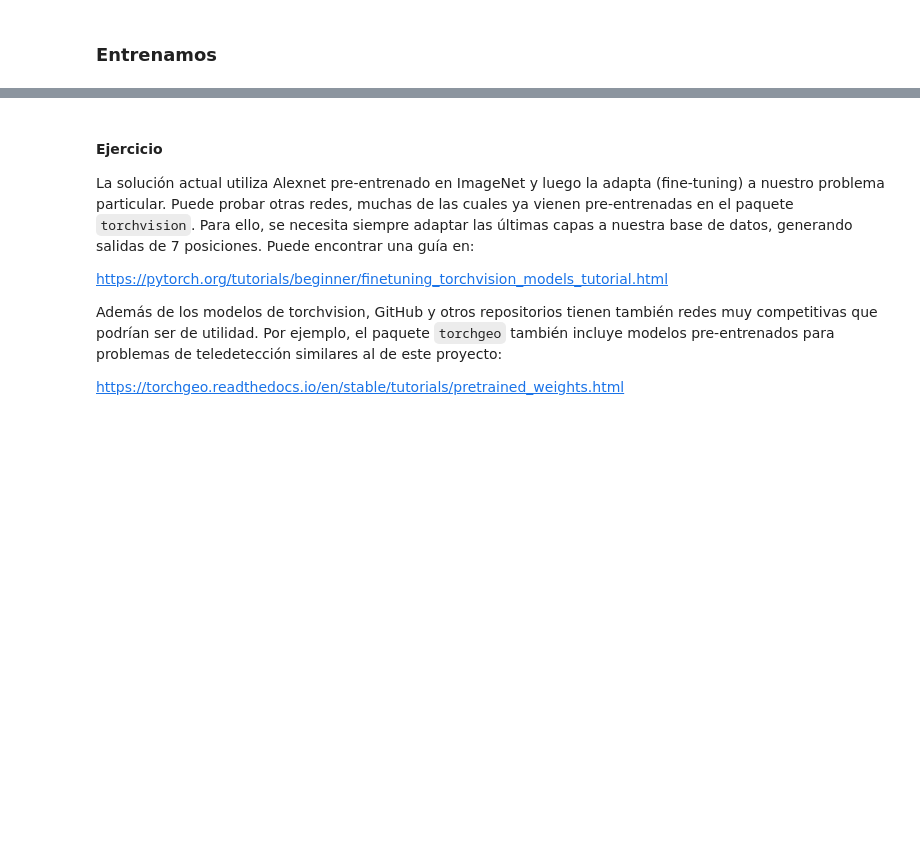
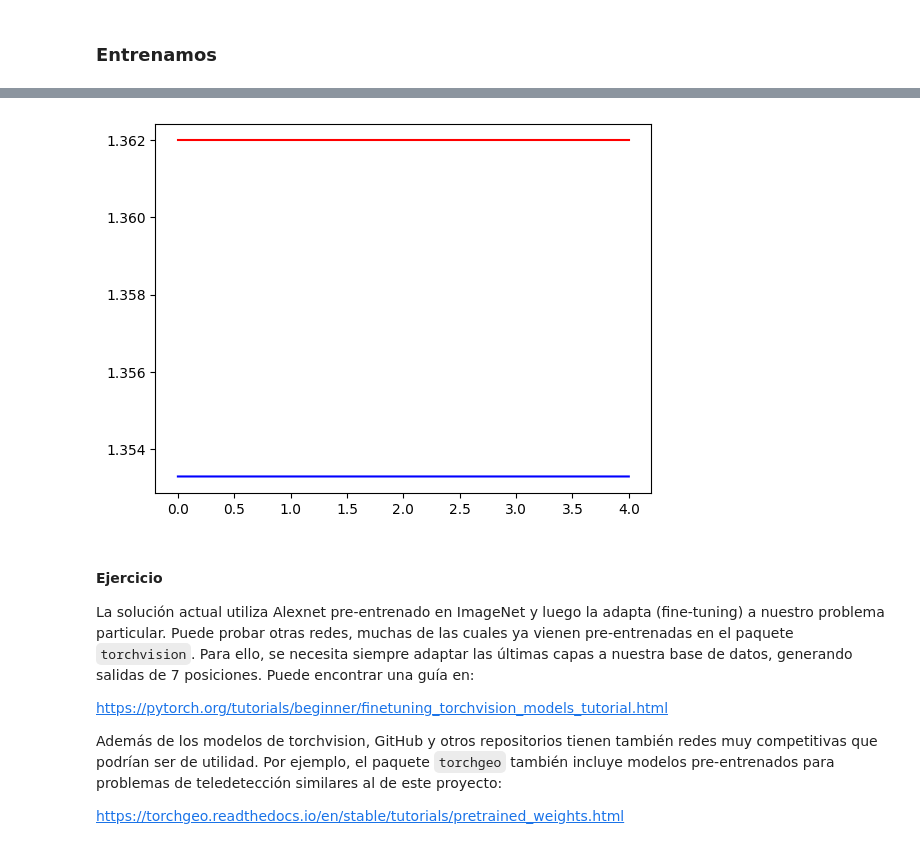
Before and after one commit to AMF064/APAI_2026, a Jupyter notebook: Practica_3/P2_Clasificacion_Imagenes_DNNs.ipynb, the cells around one changed output, grey strips where cells are left out. Saved outputs shown, nothing was run; the diff lists cells and outputs as text; code cells hidden in the pictures; blank space fills up the shorter version.

```diff
--- a/Practica_3/P2_Clasificacion_Imagenes_DNNs.ipynb
+++ b/Practica_3/P2_Clasificacion_Imagenes_DNNs.ipynb
@@ -1503,13 +1628,20 @@ ftNet = ftNet.to(device)
 ### Redefinimos el optimizer para la nueva red
 El anterior se usaba sobre los parámetros de customNet, por lo que tenemos que definir uno nuevo sobre la nueva red.
 # %%
+# SGD parameters
+sgd_lr = 1e-3
+sgd_momentum = .9
+# Scheduler parameters
+sched_step_size = 7
+sched_gamma = .1
 # Usaremos SGD con momento para optimizar
-optimizer_ft = optim.SGD(ftNet.parameters(), lr=1e-3, momentum=0.9)
+optimizer_ft = optim.SGD(ftNet.parameters(), lr=sgd_lr, momentum=sgd_momentum)
 
 # Un factor lr que  decae 0.1 cada 7 épocas
-exp_lr_scheduler = lr_scheduler.StepLR(optimizer_ft, step_size=7, gamma=0.1)
+exp_lr_scheduler = lr_scheduler.StepLR(optimizer_ft, step_size=sched_step_size, gamma=sched_gamma)
 # %% [markdown]
 ### Entrenamos
 # %%
-ftNet = train_model(ftNet, criterion, optimizer_ft, exp_lr_scheduler,
-                       num_epochs=5)
+num_epochs = 5
+ftNet, train_l, val_l = train_model(ftNet, criterion, optimizer_ft, exp_lr_scheduler,
+                       num_epochs=num_epochs)
@@ -1516,3 +1765,14 @@ ftNet = train_model(ftNet, criterion, optimizer_ft, exp_lr_scheduler,
+# %%
+save = False
+name = 'overfitted_alex.png'
+t = list(range(0,num_epochs))
+plt.plot(t, train_l, 'b', t, val_l, 'r')
+if not save:
+    plt.show()
+else:
+    plt.savefig(name, format = 'png')
+# %% [output]
+[figure, added]
 # %% [markdown]
 #### Ejercicio
 
```
Also changed, not shown: parts of 24 cells of this notebook.
